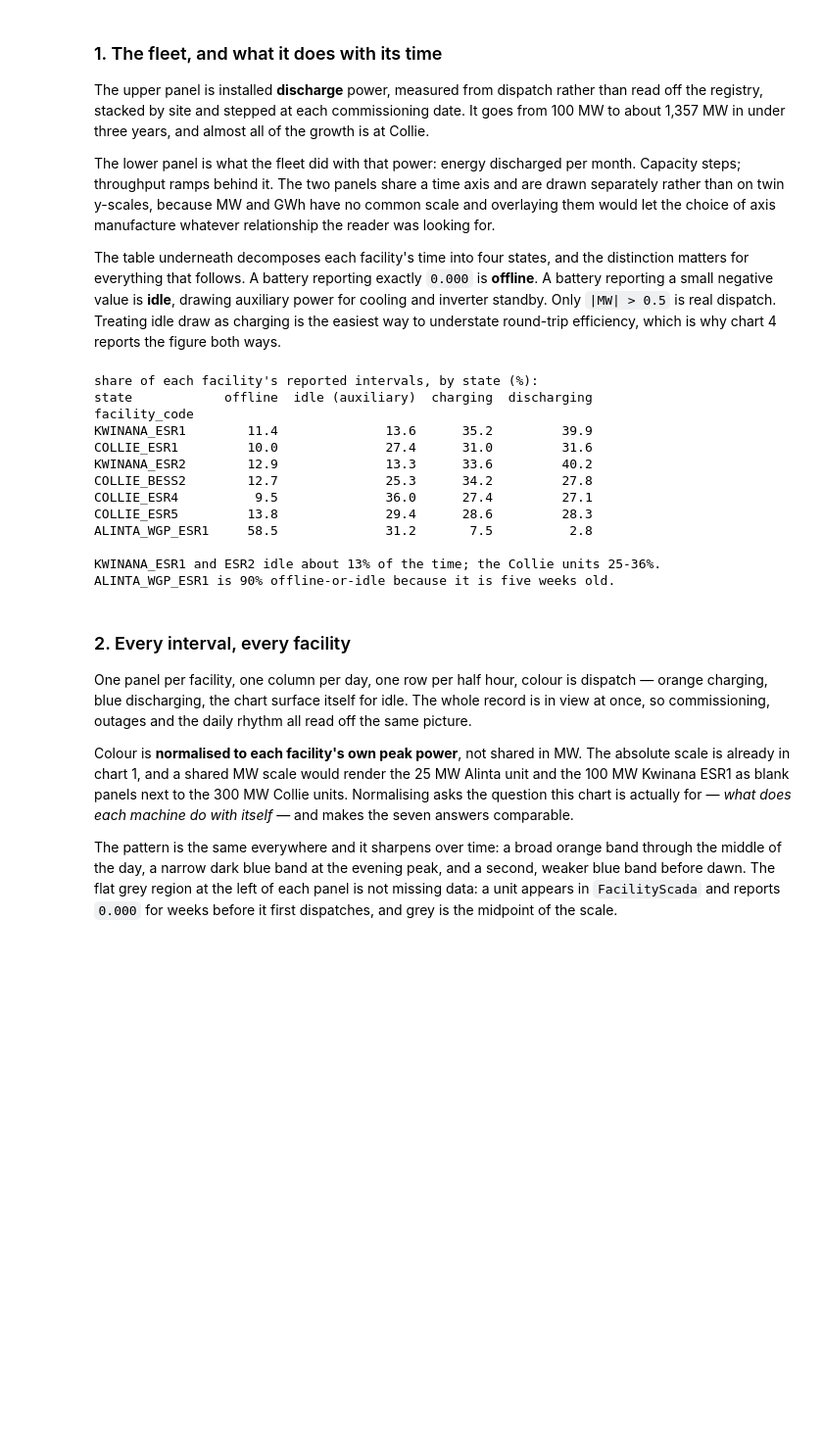
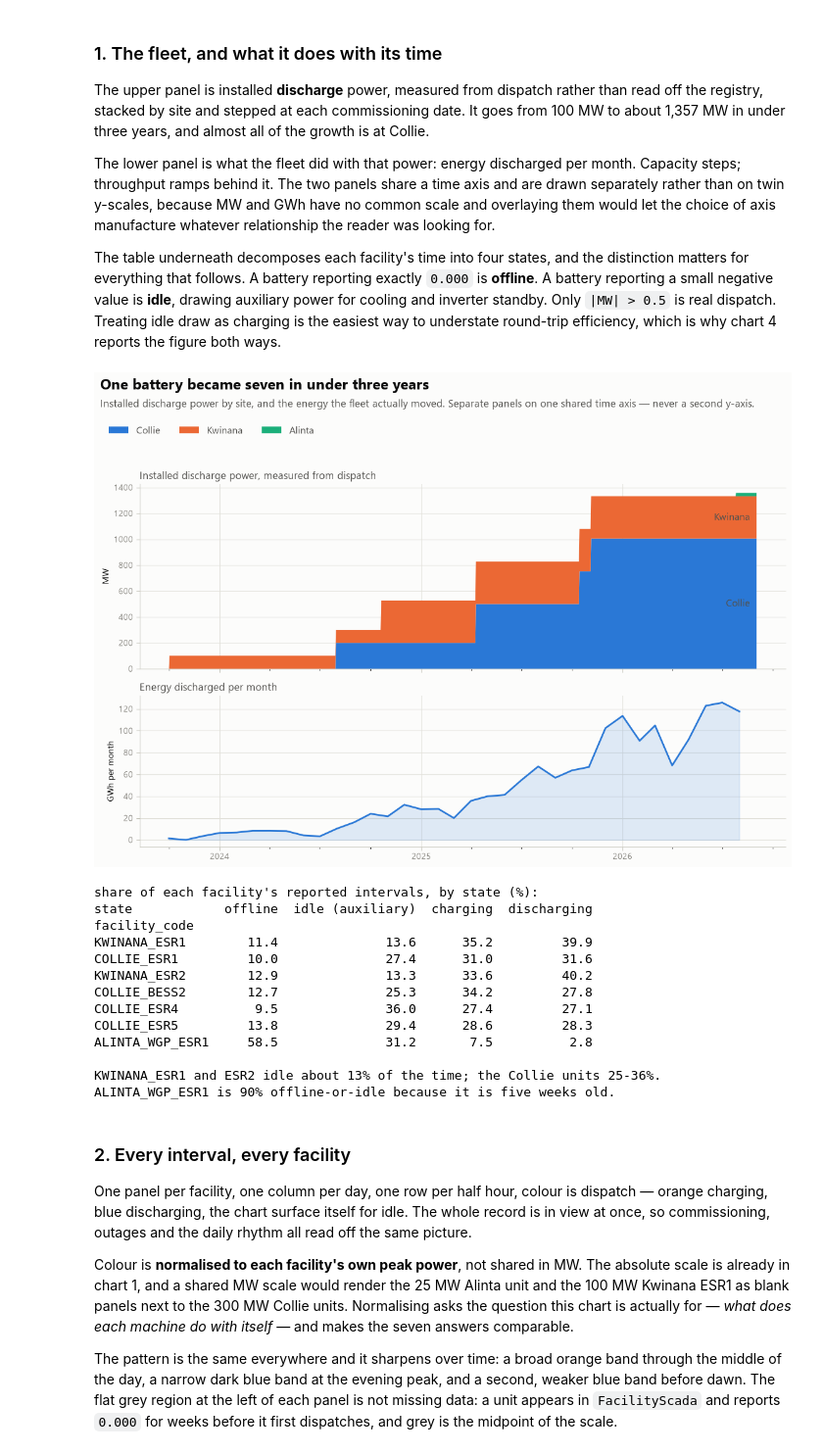
Before and after one commit to Jinmyung98/wa_energy_analytics, a Jupyter notebook: notebooks/EDA_facility_scada.ipynb, the cells around one changed output. Shown at 98% size. Drawn from its saved outputs; the diff is of its cells as text; code cells hidden in the pictures; blank space fills up the shorter version.

Commit message:
Updated data preview code and changed figures into static versions.

```diff
--- a/notebooks/EDA_facility_scada.ipynb
+++ b/notebooks/EDA_facility_scada.ipynb
@@ -273,55 +326,56 @@ round-trip efficiency, which is why chart 4 reports the figure both ways.
 days = pd.date_range(s.ts.min().normalize(), s.ts.max().normalize(), freq="1D")
 step = pd.DataFrame(index=days)
 for f in FACS:
     step[site_of(f)] = step.get(site_of(f), 0.0) + np.where(days >= first[f], PMAX[f], 0.0)
 step = step[SITES]
 
 thr = (s[s.ym.isin(FULL_MONTHS)].groupby("ym").dis.sum() / 1e3).rename("GWh")
 
-fig = make_subplots(rows=2, cols=1, shared_xaxes=True, vertical_spacing=0.10,
-                    row_heights=[0.55, 0.45],
-                    subplot_titles=["Installed discharge power, measured from dispatch",
-                                    "Energy discharged per month"])
+fig, (ax1, ax2) = plt.subplots(2, 1, sharex=True, figsize=(11.5, 8.2),
+                               gridspec_kw={"height_ratios": [0.55, 0.45]})
 
+ax1.stackplot(step.index, [step[site] for site in SITES], labels=SITES,
+             colors=[SITE_COLOR[site] for site in SITES], linewidth=1.4)
+# Direct label at the right edge, centred in the band: identity never rests on
+# the fill colour alone. Label text stays in ink, not the series hue.
 cum = 0.0
 for site in SITES:
-    fig.add_trace(go.Scatter(
-        x=step.index, y=step[site], name=site, stackgroup="one", mode="lines",
-        line=dict(width=1.4, color=SITE_COLOR[site]),
-        hovertemplate="%{y:,.0f} MW" f"<extra>{site}</extra>"), row=1, col=1)
-    # Direct label at the right edge, centred in the band: identity never rests on
-    # the fill colour alone. Label text stays in ink, not the series hue.
     lo, hi = cum, cum + step[site].iloc[-1]
     if hi - lo > 40:
-        fig.add_annotation(x=step.index[-1], y=(lo + hi) / 2, text=site, showarrow=False,
-                           xanchor="right", xshift=-8, font=dict(size=11.5, color=INK_2),
-                           row=1, col=1)
+        ax1.annotate(site, xy=(step.index[-1], (lo + hi) / 2), xytext=(-8, 0),
+                     textcoords="offset points", ha="right", va="center",
+                     fontsize=11.5, color=INK_2)
     cum = hi
+ax1.set_title("Installed discharge power, measured from dispatch",
+              loc="left", fontsize=12.5, color=INK_2)
+ax1.set_ylabel("MW")
 
-fig.add_trace(go.Scatter(x=thr.index, y=thr.values, mode="lines", showlegend=False,
-                         line=dict(color=BLUE, width=2), fill="tozeroy",
-                         fillcolor="rgba(42,120,214,0.14)",
-                         hovertemplate="%{y:,.0f} GWh<extra>discharged</extra>"), row=2, col=1)
+ax2.fill_between(thr.index, 0, thr.values, color=BLUE, alpha=0.14)
+ax2.plot(thr.index, thr.values, color=BLUE, linewidth=2)
+ax2.set_title("Energy discharged per month", loc="left", fontsize=12.5, color=INK_2)
+ax2.set_ylabel("GWh per month")
+ax2.xaxis.set_major_locator(mdates.YearLocator())
+ax2.xaxis.set_minor_locator(mdates.MonthLocator([1, 4, 7, 10]))
+ax2.xaxis.set_major_formatter(mdates.DateFormatter("%Y"))
 
-style(fig, "One battery became seven in under three years",
+style(fig, (ax1, ax2), "One battery became seven in under three years",
       "Installed discharge power by site, and the energy the fleet actually moved. "
       "Separate panels on one shared time axis — never a second y-axis.",
-      height=620, top=152, legend_y=1.10)
-fig.update_yaxes(title_text="MW", row=1, col=1)
-fig.update_yaxes(title_text="GWh per month", row=2, col=1)
-fig.show()
+      legend_ax=ax1, ncol=3)
+plt.show()
 
 st = s.assign(state=np.select(
     [s["Average MWh"] == 0, s.mw.abs() <= DISPATCH_MW, s.mw < 0],
     ["offline", "idle (auxiliary)", "charging"], "discharging"))
 tab = (st.pivot_table(index="facility_code", columns="state", values="ts",
                       aggfunc="size", fill_value=0).reindex(FACS))
 tab = 100 * tab.div(tab.sum(axis=1), axis=0)
 print("share of each facility's reported intervals, by state (%):")
 print(tab[["offline", "idle (auxiliary)", "charging", "discharging"]].round(1).to_string())
 print("\nKWINANA_ESR1 and ESR2 idle about 13% of the time; the Collie units 25-36%.")
 print("ALINTA_WGP_ESR1 is 90% offline-or-idle because it is five weeks old.")
 # %% [output]
+[figure, added]
 share of each facility's reported intervals, by state (%):
 state            offline  idle (auxiliary)  charging  discharging
 facility_code
```
Also changed, not shown: parts of 7 cells of this notebook, 7 other files.
